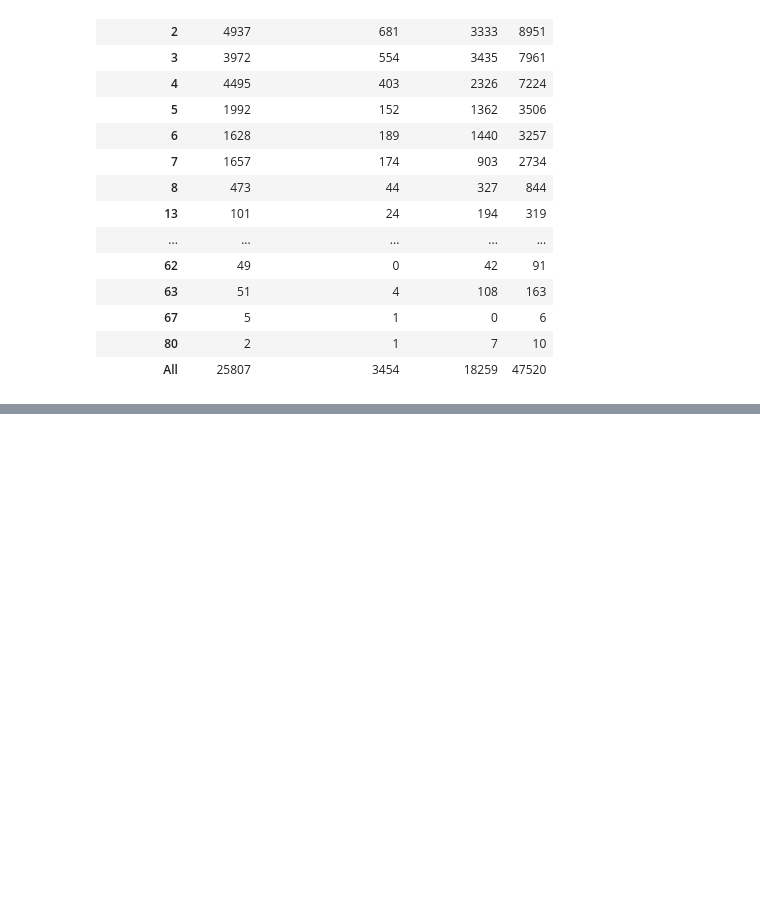
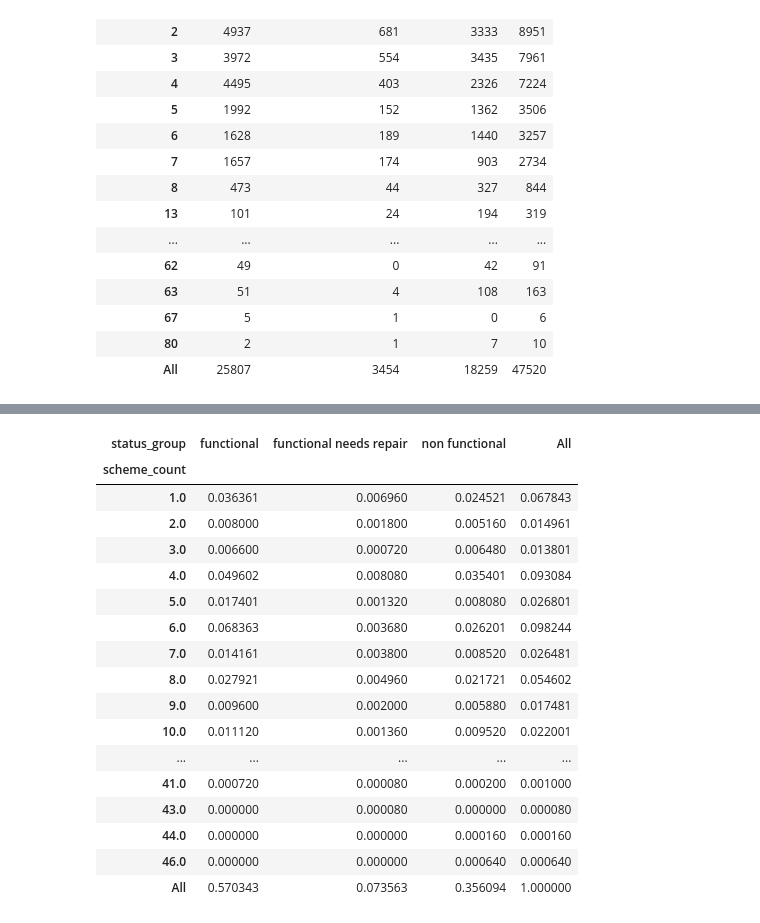
Before and after one commit to alastra32/DS-Unit-2-Kaggle-Challenge, a Jupyter notebook: module2/assignment_kaggle_challenge_2.ipynb, the cells around one changed output, grey strips where cells are left out. Cells and saved outputs as stored; diff of their text form; code cells hidden in the pictures; blank space fills up the shorter version.

```diff
--- a/module2/assignment_kaggle_challenge_2.ipynb
+++ b/module2/assignment_kaggle_challenge_2.ipynb
@@ -211,0 +414,29 @@ pd.crosstab(train['district_code'], train['status_group'],margins=True)
+# %%
+#scheme_name
+
+train['scheme_count']= train['scheme_name'].str.len()
+
+train['scheme_count'].head()
+
+pd.crosstab(train['scheme_count'], train['status_group'],normalize= True, margins=True)
+
+#replace scheme_name 1 with NAN for subvillage
+# %% [output]
+| status_group | functional | functional needs repair | non functional | All |
+| scheme_count |  |  |  |  |
+| 1.0 | 0.036361 | 0.006960 | 0.024521 | 0.067843 |
+| 2.0 | 0.008000 | 0.001800 | 0.005160 | 0.014961 |
+| 3.0 | 0.006600 | 0.000720 | 0.006480 | 0.013801 |
+| 4.0 | 0.049602 | 0.008080 | 0.035401 | 0.093084 |
+| 5.0 | 0.017401 | 0.001320 | 0.008080 | 0.026801 |
+| 6.0 | 0.068363 | 0.003680 | 0.026201 | 0.098244 |
+| 7.0 | 0.014161 | 0.003800 | 0.008520 | 0.026481 |
+| 8.0 | 0.027921 | 0.004960 | 0.021721 | 0.054602 |
+| 9.0 | 0.009600 | 0.002000 | 0.005880 | 0.017481 |
+| 10.0 | 0.011120 | 0.001360 | 0.009520 | 0.022001 |
+| ... | ... | ... | ... | ... |
+| 41.0 | 0.000720 | 0.000080 | 0.000200 | 0.001000 |
+| 43.0 | 0.000000 | 0.000080 | 0.000000 | 0.000080 |
+| 44.0 | 0.000000 | 0.000000 | 0.000160 | 0.000160 |
+| 46.0 | 0.000000 | 0.000000 | 0.000640 | 0.000640 |
+| All | 0.570343 | 0.073563 | 0.356094 | 1.000000 |
```
Also changed, not shown: parts of 31 cells of this notebook.
